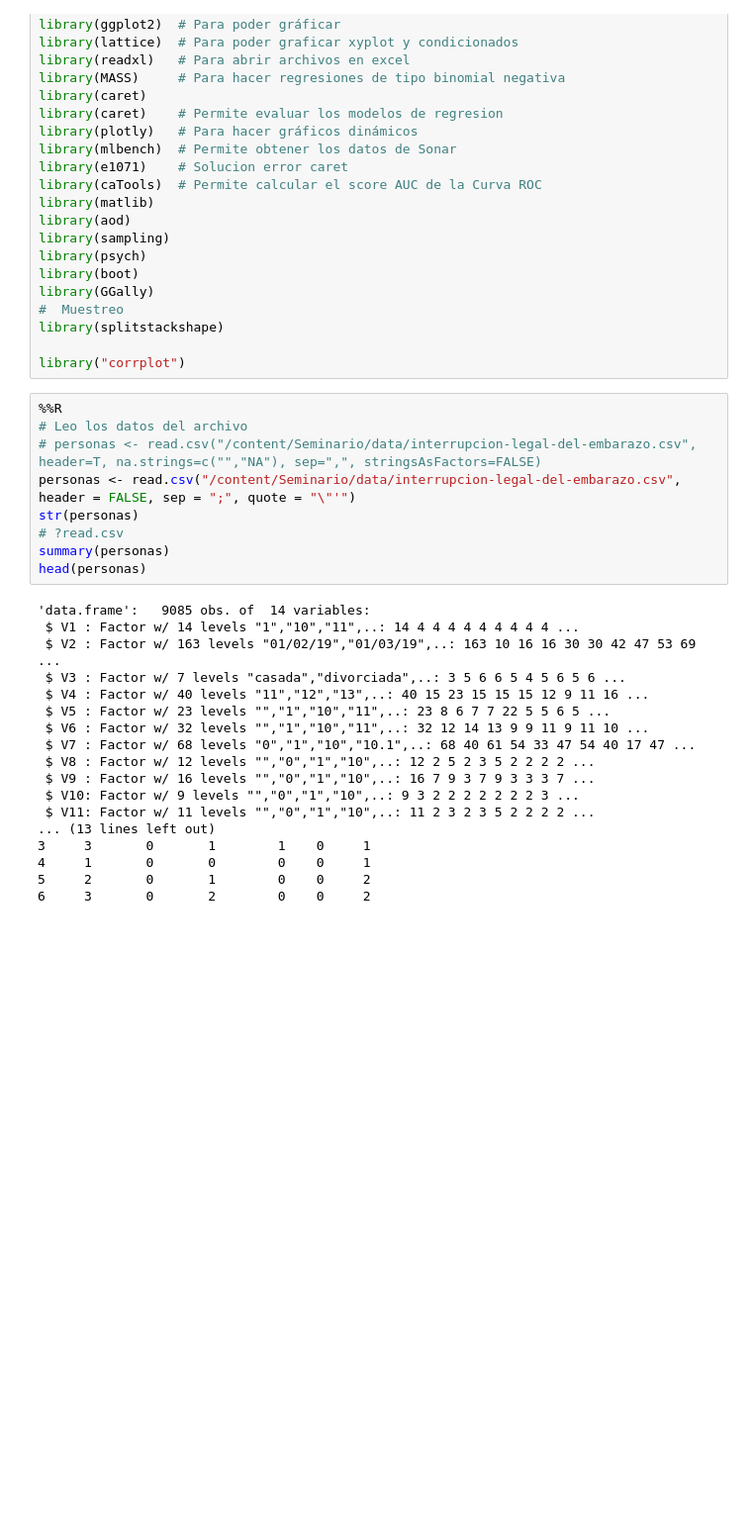
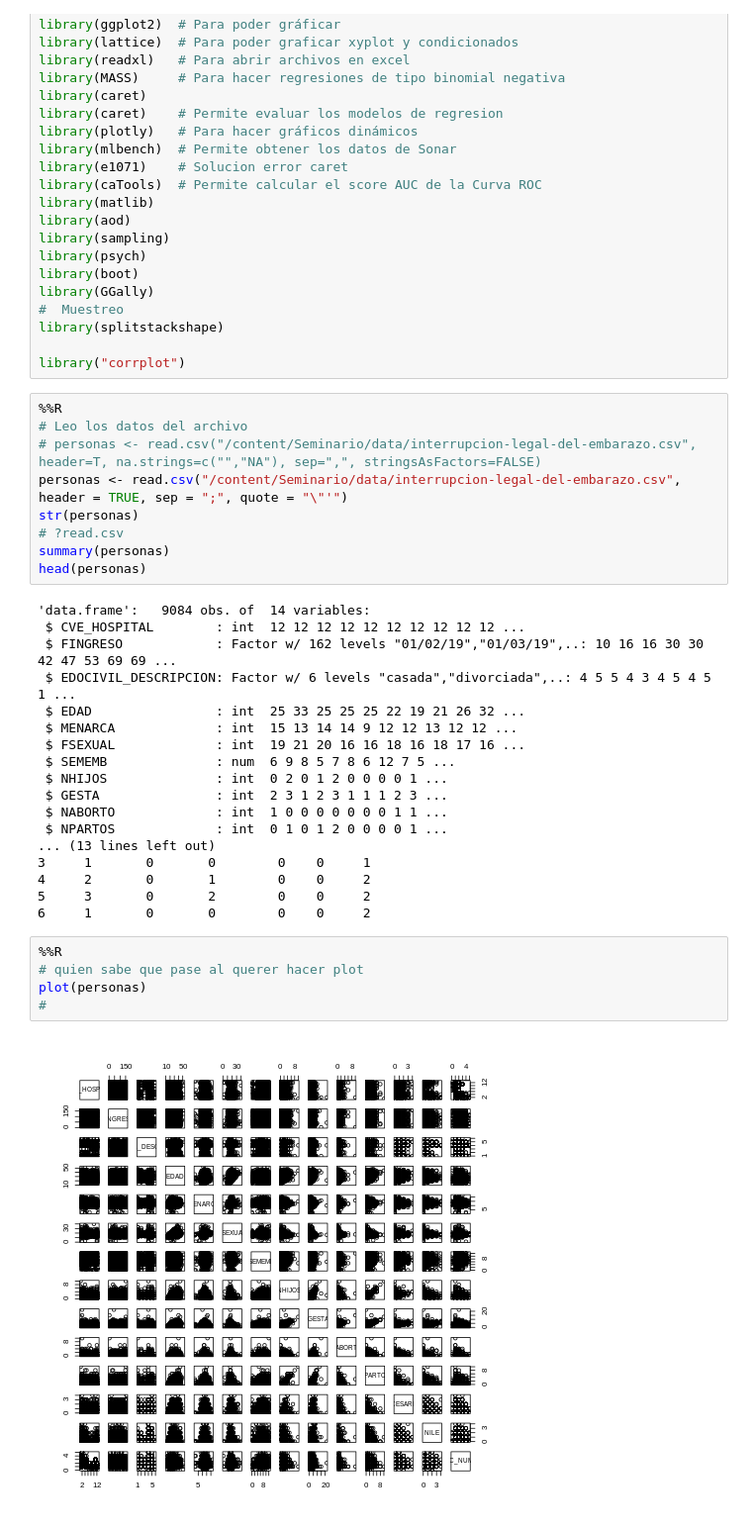
Before and after one commit to adanmgs/Seminario, a Jupyter notebook: MProyecto.ipynb, the cells around one changed output. Shown: that part at 99% size. Drawn from its saved outputs; the diff is of its cells as text; blank space fills up the shorter version.

```diff
--- a/MProyecto.ipynb
+++ b/MProyecto.ipynb
@@ -83,28 +83,35 @@ library("corrplot")
 %%R
 # Leo los datos del archivo
 # personas <- read.csv("/content/Seminario/data/interrupcion-legal-del-embarazo.csv", header=T, na.strings=c("","NA"), sep=",", stringsAsFactors=FALSE)
-personas <- read.csv("/content/Seminario/data/interrupcion-legal-del-embarazo.csv", header = FALSE, sep = ";", quote = "\"'")
+personas <- read.csv("/content/Seminario/data/interrupcion-legal-del-embarazo.csv", header = TRUE, sep = ";", quote = "\"'")
 str(personas)
 # ?read.csv
 summary(personas)
 head(personas)
 # %% [output]
-'data.frame':   9085 obs. of  14 variables:
- $ V1 : Factor w/ 14 levels "1","10","11",..: 14 4 4 4 4 4 4 4 4 4 ...
- $ V2 : Factor w/ 163 levels "01/02/19","01/03/19",..: 163 10 16 16 30 30 42 47 53 69 ...
- $ V3 : Factor w/ 7 levels "casada","divorciada",..: 3 5 6 6 5 4 5 6 5 6 ...
- $ V4 : Factor w/ 40 levels "11","12","13",..: 40 15 23 15 15 15 12 9 11 16 ...
- $ V5 : Factor w/ 23 levels "","1","10","11",..: 23 8 6 7 7 22 5 5 6 5 ...
- $ V6 : Factor w/ 32 levels "","1","10","11",..: 32 12 14 13 9 9 11 9 11 10 ...
- $ V7 : Factor w/ 68 levels "0","1","10","10.1",..: 68 40 61 54 33 47 54 40 17 47 ...
- $ V8 : Factor w/ 12 levels "","0","1","10",..: 12 2 5 2 3 5 2 2 2 2 ...
- $ V9 : Factor w/ 16 levels "","0","1","10",..: 16 7 9 3 7 9 3 3 3 7 ...
- $ V10: Factor w/ 9 levels "","0","1","10",..: 9 3 2 2 2 2 2 2 2 3 ...
- $ V11: Factor w/ 11 levels "","0","1","10",..: 11 2 3 2 3 5 2 2 2 2 ...
+'data.frame':   9084 obs. of  14 variables:
+ $ CVE_HOSPITAL        : int  12 12 12 12 12 12 12 12 12 12 ...
+ $ FINGRESO            : Factor w/ 162 levels "01/02/19","01/03/19",..: 10 16 16 30 30 42 47 53 69 69 ...
+ $ EDOCIVIL_DESCRIPCION: Factor w/ 6 levels "casada","divorciada",..: 4 5 5 4 3 4 5 4 5 1 ...
+ $ EDAD                : int  25 33 25 25 25 22 19 21 26 32 ...
+ $ MENARCA             : int  15 13 14 14 9 12 12 13 12 12 ...
+ $ FSEXUAL             : int  19 21 20 16 16 18 16 18 17 16 ...
+ $ SEMEMB              : num  6 9 8 5 7 8 6 12 7 5 ...
+ $ NHIJOS              : int  0 2 0 1 2 0 0 0 0 1 ...
+ $ GESTA               : int  2 3 1 2 3 1 1 1 2 3 ...
+ $ NABORTO             : int  1 0 0 0 0 0 0 0 1 1 ...
+ $ NPARTOS             : int  0 1 0 1 2 0 0 0 0 1 ...
 ... (13 lines left out)
-3     3       0       1        1    0     1
-4     1       0       0        0    0     1
-5     2       0       1        0    0     2
-6     3       0       2        0    0     2
+3     1       0       0        0    0     1
+4     2       0       1        0    0     2
+5     3       0       2        0    0     2
+6     1       0       0        0    0     2
+# %%
+%%R
+# quien sabe que pase al querer hacer plot
+plot(personas)
+#
+# %% [output]
+[figure, added]
 # %%
 %%R
```
Also changed, not shown: parts of 1 cell of this notebook.
